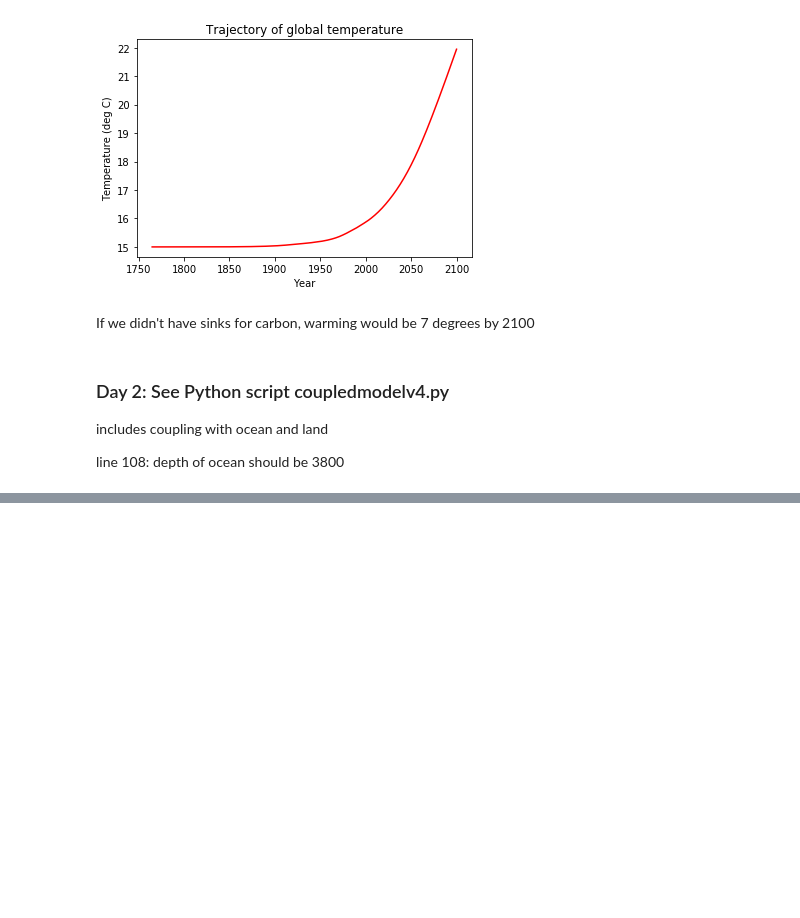
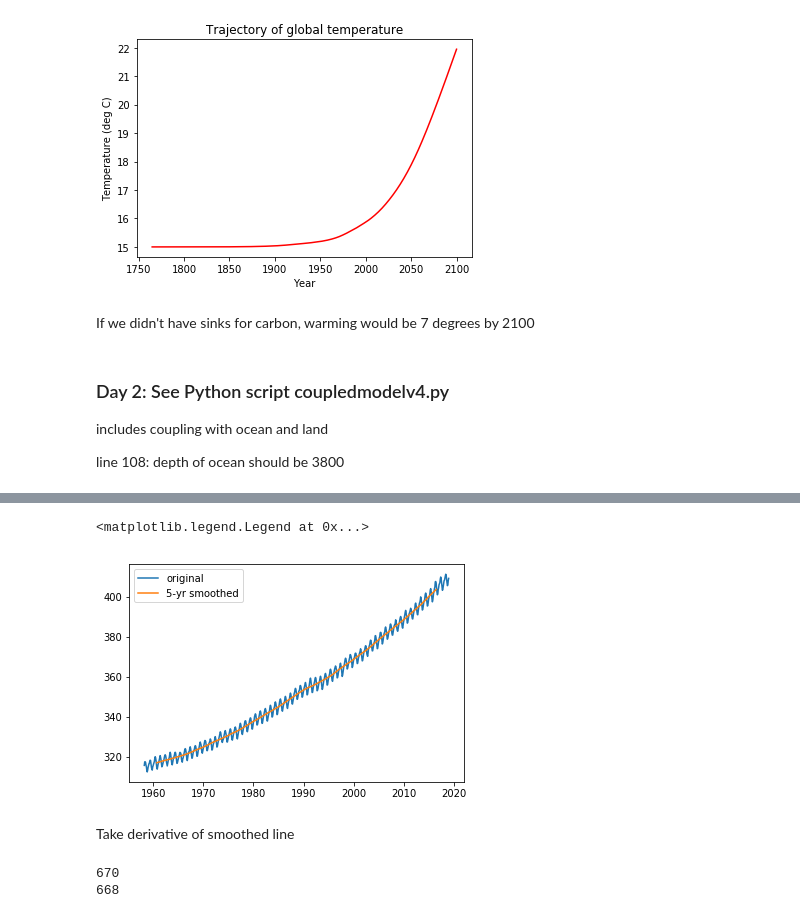
Before and after one commit to scoffiel/ess118_python_reference, a Jupyter notebook: 9_coupled_model.ipynb, the cells around one changed output, grey strips where cells are left out. Saved outputs shown, nothing was run; the diff lists cells and outputs as text; code cells hidden in the pictures; blank space fills up the shorter version.

```diff
--- a/9_coupled_model.ipynb
+++ b/9_coupled_model.ipynb
@@ -111,0 +157,19 @@ line 108: depth of ocean should be 3800
+# %%
+width = 61 #5 year smoothing
+tile = np.ones(width)
+tile = tile/np.sum(tile)
+
+CO2_smoothed = np.convolve(dataCO2, tile, mode='valid')
+
+crop = int((width-1)/2) #range of valid smoothed data
+date_cropped = date[crop:-crop] #cut off the unsmoothed ends
+# %%
+fig = py.figure()
+py.plot(date, dataCO2, label='original')
+py.plot(date_cropped, CO2_smoothed, label='5-yr smoothed')
+py.legend()
+# %% [output]
+<matplotlib.legend.Legend at 0x...>
+[figure, added]
+# %% [markdown]
+Take derivative of smoothed line
@@ -111,0 +185,6 @@ line 108: depth of ocean should be 3800
+# %%
+print(len(CO2_smoothed))
+print(len(date_d))
+# %% [output]
+670
+668
```
Also changed, not shown: parts of 14 cells of this notebook.
